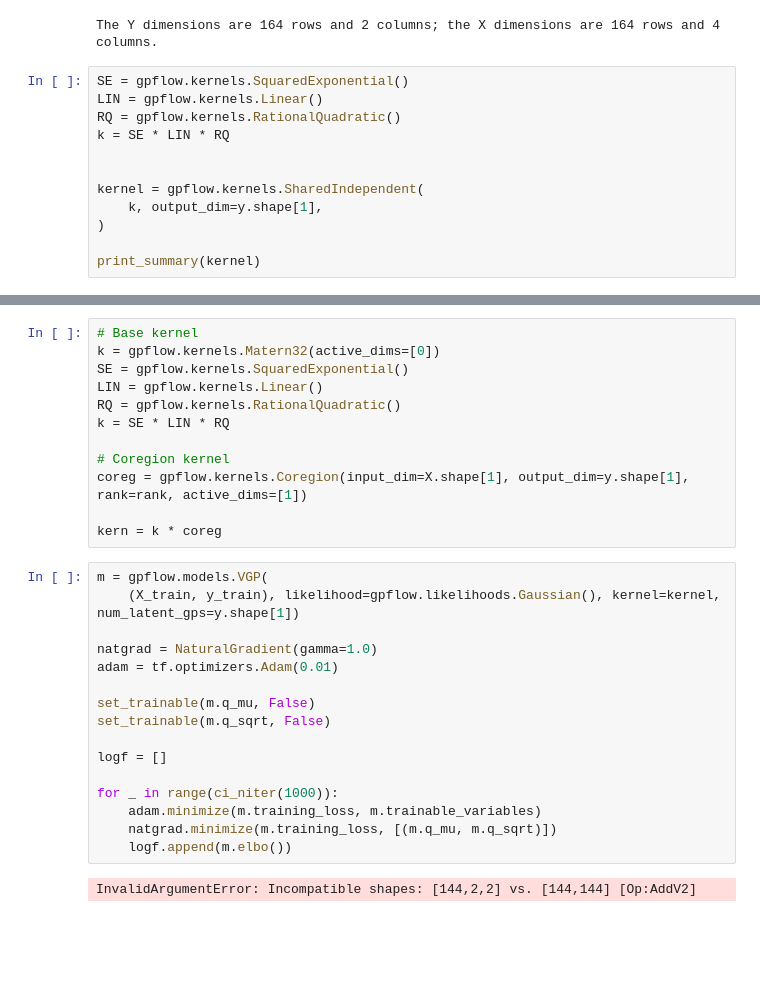
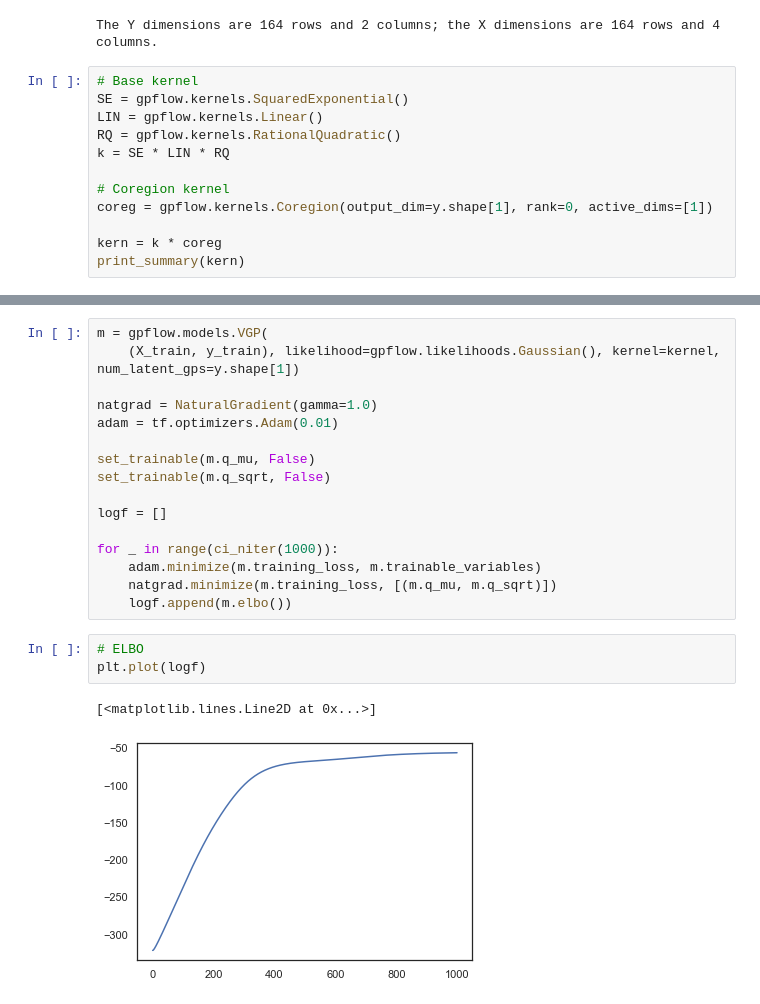
Before and after one commit to epidemic-research-team/compartmental-epidemic-model, a Jupyter notebook: GP for COVID.ipynb, the cells around one changed output, grey strips where cells are left out. Saved outputs shown, nothing was run; the diff lists cells and outputs as text; blank space fills up the shorter version.

```diff
--- a/GP for COVID.ipynb
+++ b/GP for COVID.ipynb
@@ -1057,15 +1057,15 @@ print("The Y dimensions are {0} rows and {1} columns; the X dimensions are {2} r
 # %% [output]
 The Y dimensions are 164 rows and 2 columns; the X dimensions are 164 rows and 4 columns.
 # %%
+# Base kernel
 SE = gpflow.kernels.SquaredExponential()
 LIN = gpflow.kernels.Linear()
 RQ = gpflow.kernels.RationalQuadratic()
 k = SE * LIN * RQ
 
+# Coregion kernel
+coreg = gpflow.kernels.Coregion(output_dim=y.shape[1], rank=0, active_dims=[1])
 
-kernel = gpflow.kernels.SharedIndependent(
-    k, output_dim=y.shape[1],
-)
-
-print_summary(kernel)
+kern = k * coreg
+print_summary(kern)
 # %% [output]
@@ -1087,15 +1091,3 @@ print_summary(kernel)
-# %%
-# Base kernel
-k = gpflow.kernels.Matern32(active_dims=[0])
-SE = gpflow.kernels.SquaredExponential()
-LIN = gpflow.kernels.Linear()
-RQ = gpflow.kernels.RationalQuadratic()
-k = SE * LIN * RQ
-
-# Coregion kernel
-coreg = gpflow.kernels.Coregion(input_dim=X.shape[1], output_dim=y.shape[1], rank=rank, active_dims=[1])
-
-kern = k * coreg
 # %%
 m = gpflow.models.VGP(
     (X_train, y_train), likelihood=gpflow.likelihoods.Gaussian(), kernel=kernel, num_latent_gps=y.shape[1])
@@ -1112,5 +1104,9 @@ for _ in range(ci_niter(1000)):
     adam.minimize(m.training_loss, m.trainable_variables)
     natgrad.minimize(m.training_loss, [(m.q_mu, m.q_sqrt)])
     logf.append(m.elbo())
-# %% [output]
-InvalidArgumentError: Incompatible shapes: [144,2,2] vs. [144,144] [Op:AddV2]
+# %%
+# ELBO
+plt.plot(logf)
+# %% [output]
+[<matplotlib.lines.Line2D at 0x...>]
+[figure, added]
```
Also changed, not shown: parts of 11 cells of this notebook.
